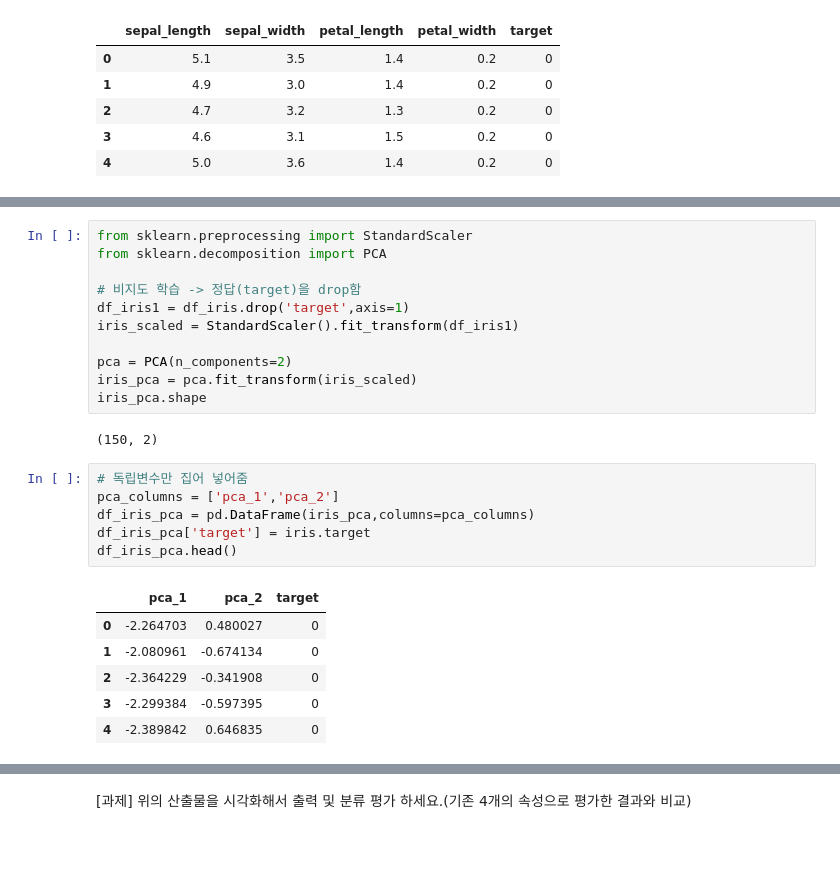
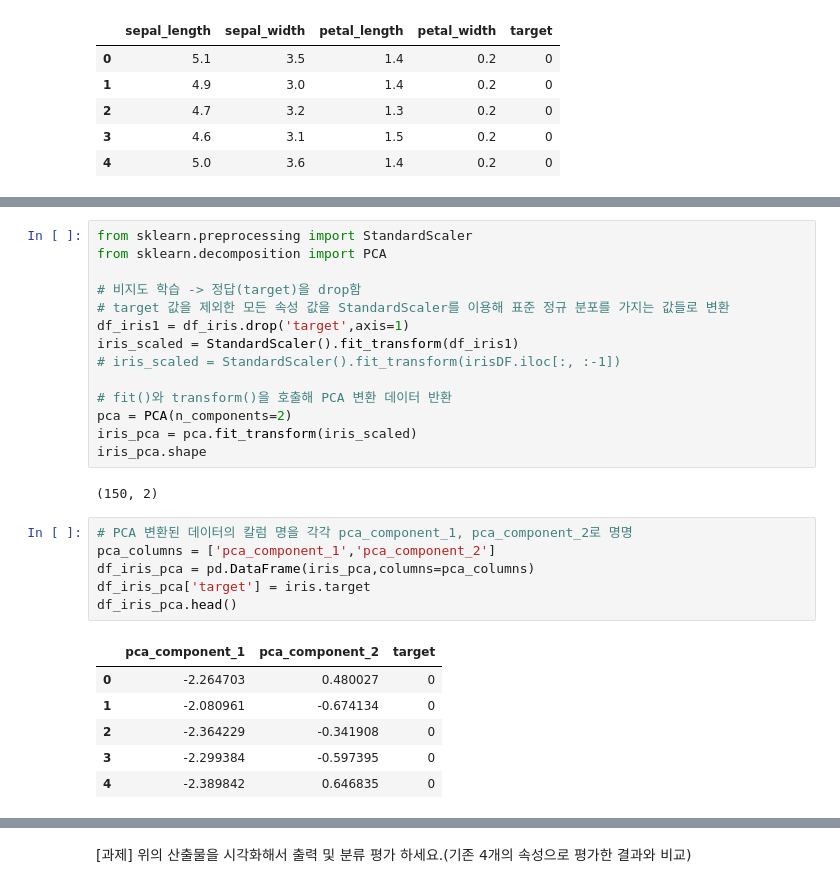
Before and after one commit to kkyxxn/curriculum, a Jupyter notebook: m6_머신러닝알고리즘이해및활용/ML_차원축소.ipynb, the cells around one changed output, grey strips where cells are left out. Cells and saved outputs as stored; diff of their text form; blank space fills up the shorter version.

```diff
--- a/m6_머신러닝알고리즘이해및활용/ML_차원축소.ipynb
+++ b/m6_머신러닝알고리즘이해및활용/ML_차원축소.ipynb
@@ -60,22 +74,25 @@ from sklearn.preprocessing import StandardScaler
 from sklearn.decomposition import PCA
 
 # 비지도 학습 -> 정답(target)을 drop함
+# target 값을 제외한 모든 속성 값을 StandardScaler를 이용해 표준 정규 분포를 가지는 값들로 변환
 df_iris1 = df_iris.drop('target',axis=1)
 iris_scaled = StandardScaler().fit_transform(df_iris1)
+# iris_scaled = StandardScaler().fit_transform(irisDF.iloc[:, :-1])
 
+# fit()와 transform()을 호출해 PCA 변환 데이터 반환
 pca = PCA(n_components=2)
 iris_pca = pca.fit_transform(iris_scaled)
 iris_pca.shape
 # %% [output]
 (150, 2)
 # %%
-# 독립변수만 집어 넣어줌
-pca_columns = ['pca_1','pca_2']
+# PCA 변환된 데이터의 칼럼 명을 각각 pca_component_1, pca_component_2로 명명
+pca_columns = ['pca_component_1','pca_component_2']
 df_iris_pca = pd.DataFrame(iris_pca,columns=pca_columns)
 df_iris_pca['target'] = iris.target
 df_iris_pca.head()
 # %% [output]
-|  | pca_1 | pca_2 | target |
+|  | pca_component_1 | pca_component_2 | target |
 | 0 | -2.264703 | 0.480027 | 0 |
 | 1 | -2.080961 | -0.674134 | 0 |
 | 2 | -2.364229 | -0.341908 | 0 |
```
Also changed, not shown: parts of 15 cells of this notebook.
